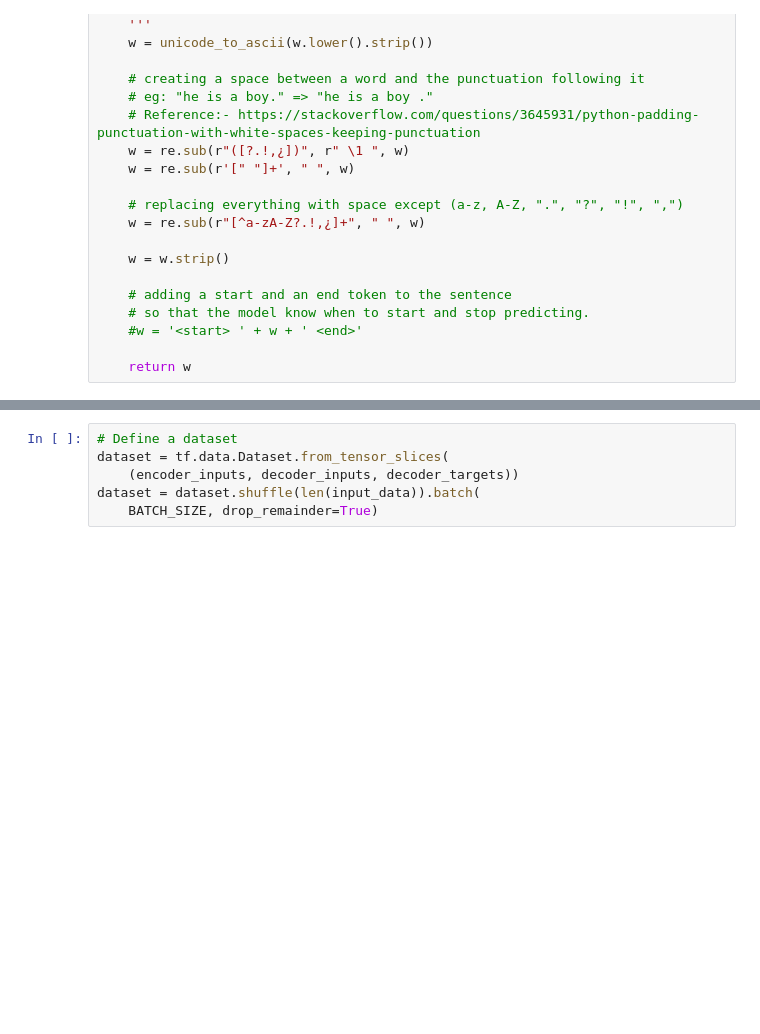
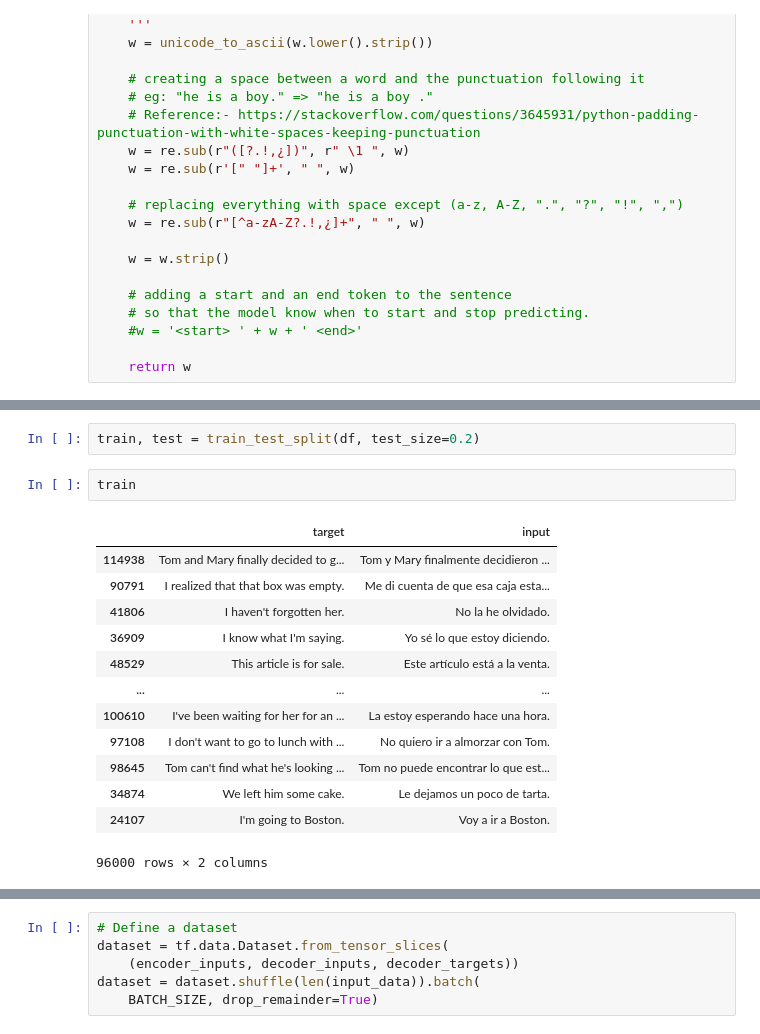
Before and after one commit to Samitkk18/machine-translation, a Jupyter notebook: models/spa-eng/Spa_Eng_seq2seq.ipynb, the cells around one changed output, grey strips where cells are left out. Saved outputs shown, nothing was run; the diff lists cells and outputs as text; blank space fills up the shorter version.

```diff
--- a/models/spa-eng/Spa_Eng_seq2seq.ipynb
+++ b/models/spa-eng/Spa_Eng_seq2seq.ipynb
@@ -123,0 +126,18 @@ df
+# %%
+train, test = train_test_split(df, test_size=0.2)
+# %%
+train
+# %% [output]
+|  | target | input |
+| 114938 | Tom and Mary finally decided to g... | Tom y Mary finalmente decidieron ... |
+| 90791 | I realized that that box was empty. | Me di cuenta de que esa caja esta... |
+| 41806 | I haven't forgotten her. | No la he olvidado. |
+| 36909 | I know what I'm saying. | Yo sé lo que estoy diciendo. |
+| 48529 | This article is for sale. | Este artículo está a la venta. |
+| ... | ... | ... |
+| 100610 | I've been waiting for her for an ... | La estoy esperando hace una hora. |
+| 97108 | I don't want to go to lunch with ... | No quiero ir a almorzar con Tom. |
+| 98645 | Tom can't find what he's looking ... | Tom no puede encontrar lo que est... |
+| 34874 | We left him some cake. | Le dejamos un poco de tarta. |
+| 24107 | I'm going to Boston. | Voy a ir a Boston. |
+96000 rows × 2 columns
```
Also changed, not shown: parts of 34 cells of this notebook, 1 other file.
